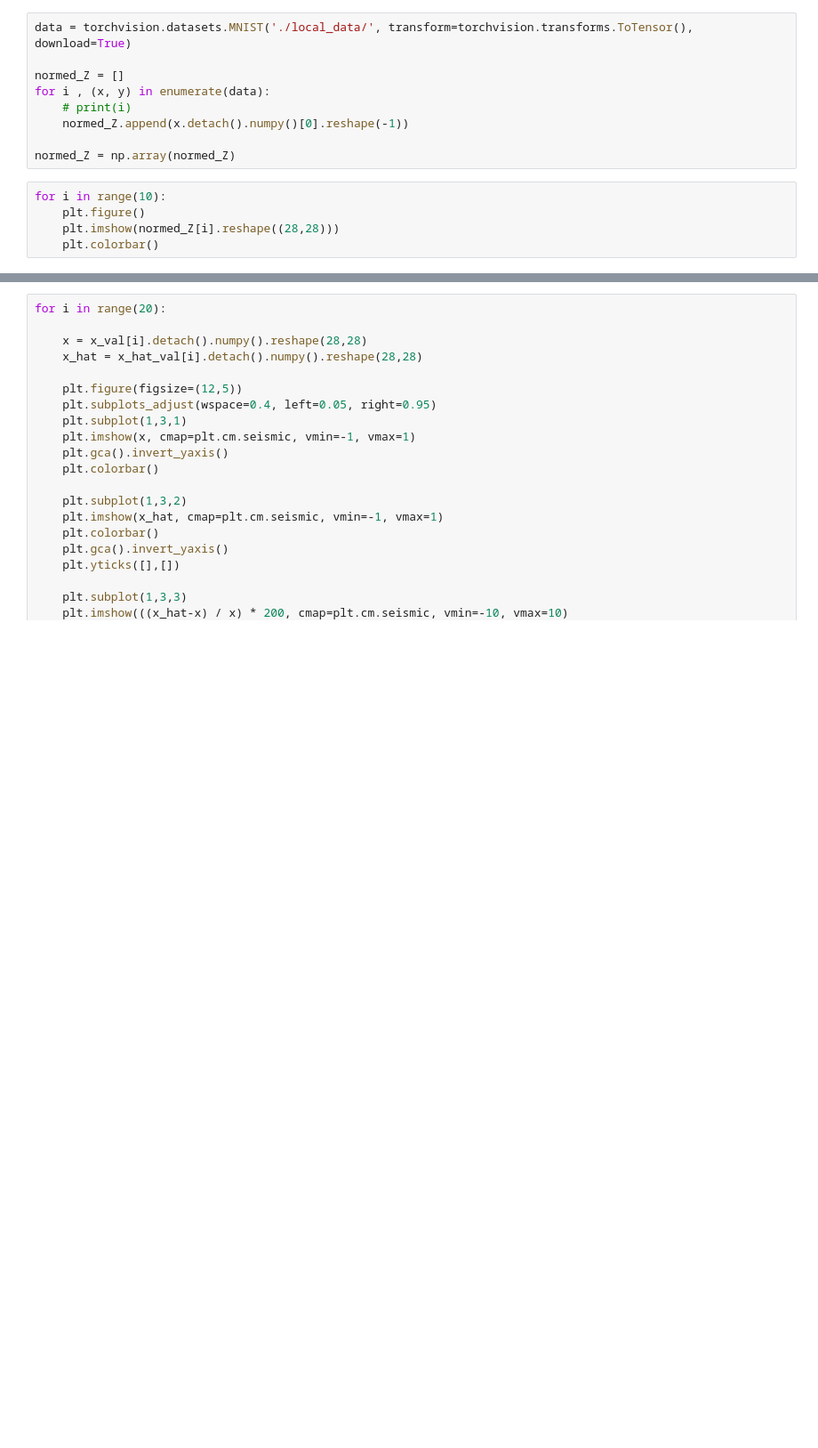
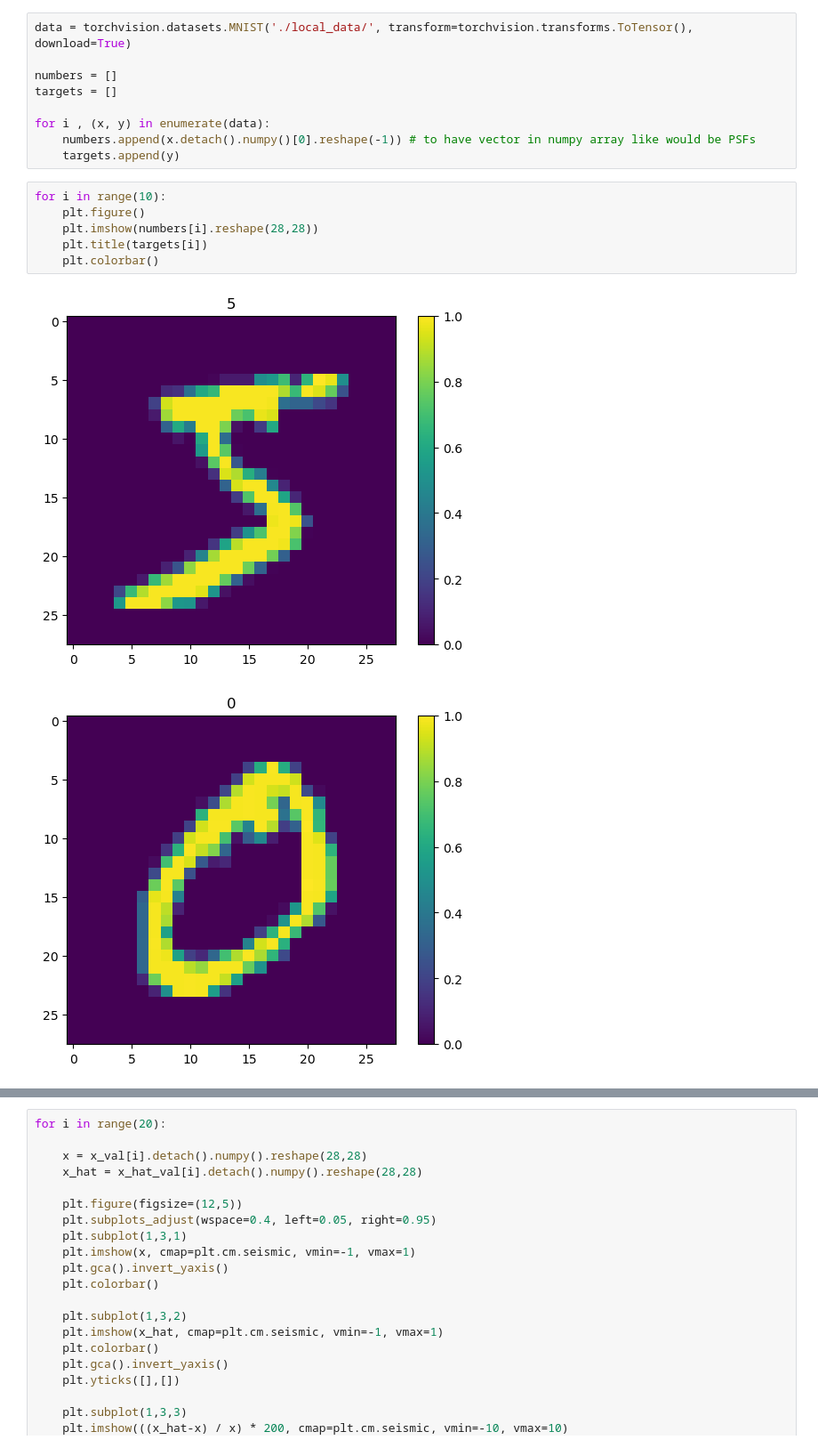
Before and after one commit to PFLeget/vae_psf, a Jupyter notebook: vae_psf/VAE_PSF_MINST.ipynb, the cells around one changed output, grey strips where cells are left out. Shown at 89% size. Cells and saved outputs as stored; diff of their text form; blank space fills up the shorter version.

```diff
--- a/vae_psf/VAE_PSF_MINST.ipynb
+++ b/vae_psf/VAE_PSF_MINST.ipynb
@@ -16,15 +11,19 @@ import pickle
 import torchvision
-# %%
-data = torchvision.datasets.MNIST('./local_data/', transform=torchvision.transforms.ToTensor(), download=True)
-
-normed_Z = []
-for i , (x, y) in enumerate(data):
-    # print(i)
-    normed_Z.append(x.detach().numpy()[0].reshape(-1))
-
-normed_Z = np.array(normed_Z)
-# %%
-for i in range(10):
-    plt.figure()
-    plt.imshow(normed_Z[i].reshape((28,28)))
-    plt.colorbar()
+# %%
+data = torchvision.datasets.MNIST('./local_data/', transform=torchvision.transforms.ToTensor(), download=True)
+
+numbers = []
+targets = []
+
+for i , (x, y) in enumerate(data):
+    numbers.append(x.detach().numpy()[0].reshape(-1)) # to have vector in numpy array like would be PSFs
+    targets.append(y)
+# %%
+for i in range(10):
+    plt.figure()
+    plt.imshow(numbers[i].reshape(28,28))
+    plt.title(targets[i])
+    plt.colorbar()
+# %% [output]
+[figure, added]
+[figure, added]
```
Also changed, not shown: parts of 10 cells of this notebook, 4 other files.
